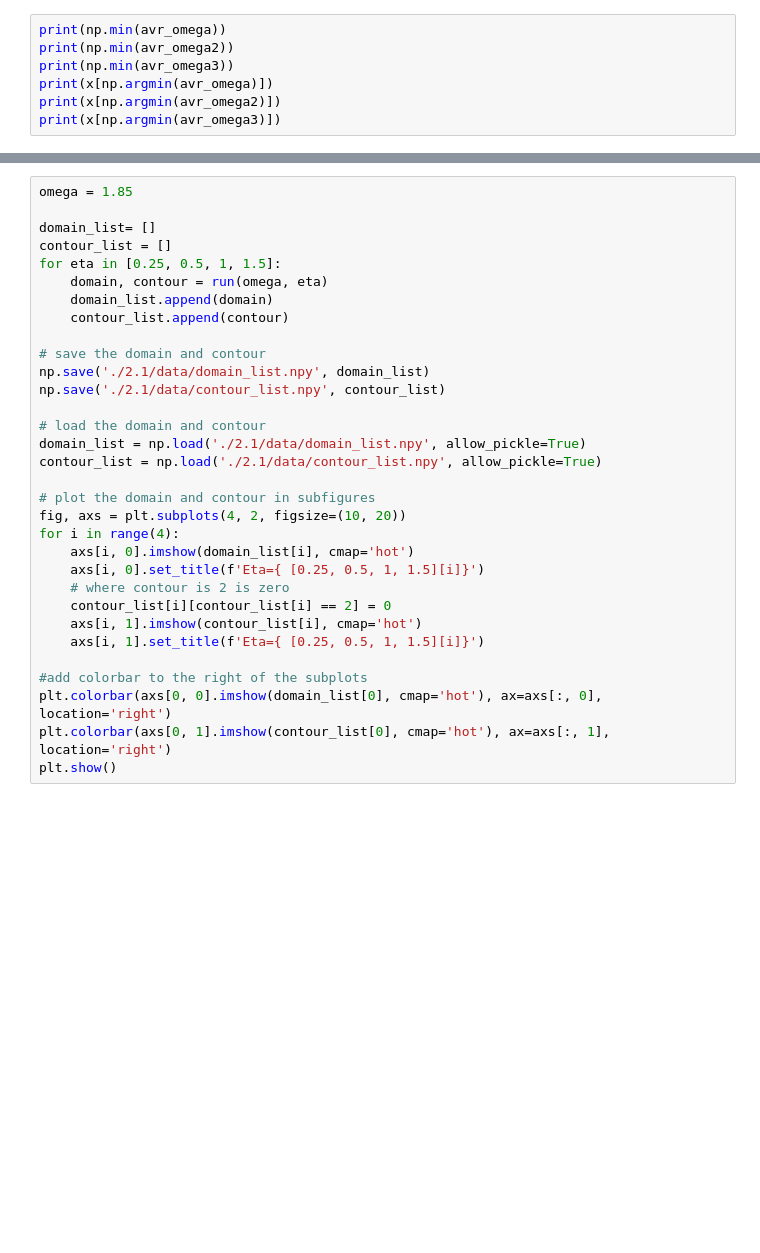
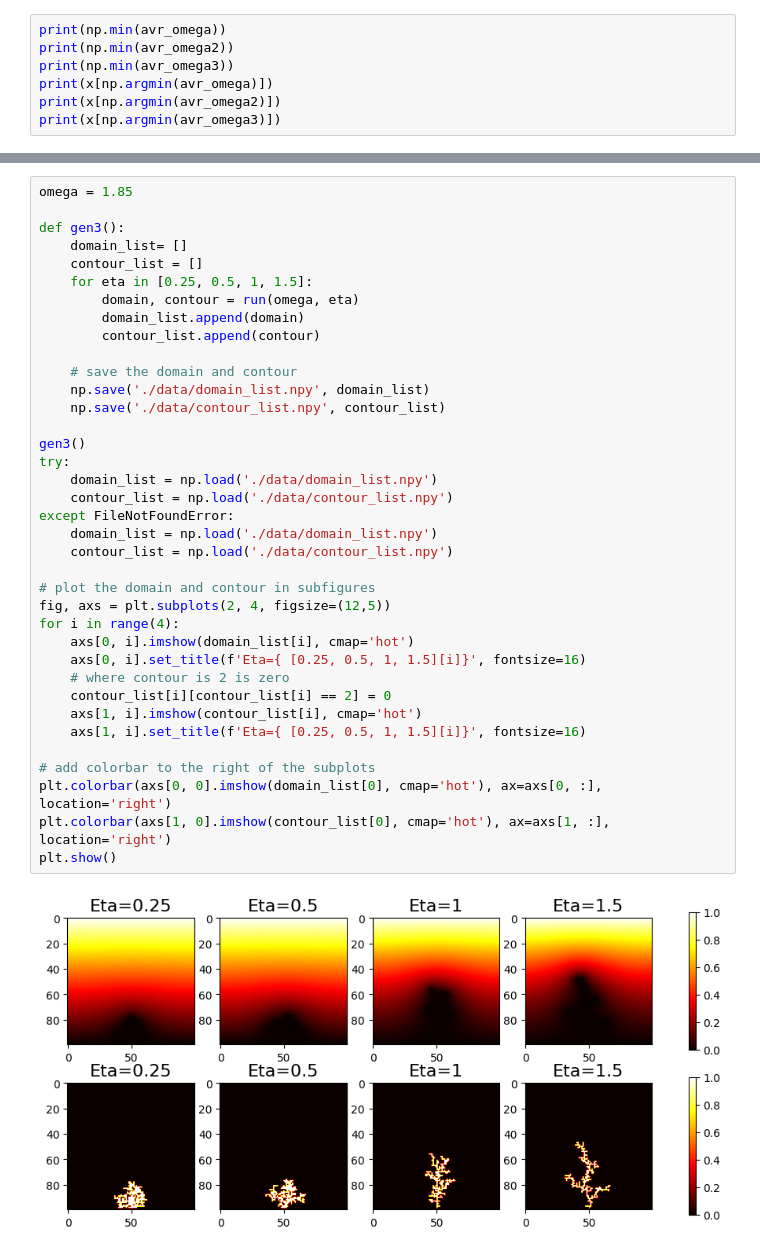
Before and after one commit to RSlanjouw/Scientific-Computing, a Jupyter notebook: Assignment2/21/21.ipynb, the cells around one changed output, grey strips where cells are left out. Cells and saved outputs as stored; diff of their text form; blank space fills up the shorter version.

```diff
--- a/Assignment2/21/21.ipynb
+++ b/Assignment2/21/21.ipynb
@@ -114,35 +129,42 @@ plt.show()
 # %%
 omega = 1.85
 
-domain_list= []
-contour_list = []
-for eta in [0.25, 0.5, 1, 1.5]:
-    domain, contour = run(omega, eta)
-    domain_list.append(domain)
-    contour_list.append(contour)
+def gen3():
+    domain_list= []
+    contour_list = []
+    for eta in [0.25, 0.5, 1, 1.5]:
+        domain, contour = run(omega, eta)
+        domain_list.append(domain)
+        contour_list.append(contour)
 
-# save the domain and contour
-np.save('./2.1/data/domain_list.npy', domain_list)
-np.save('./2.1/data/contour_list.npy', contour_list)
+    # save the domain and contour
+    np.save('./data/domain_list.npy', domain_list)
+    np.save('./data/contour_list.npy', contour_list)
 
-# load the domain and contour
-domain_list = np.load('./2.1/data/domain_list.npy', allow_pickle=True)
-contour_list = np.load('./2.1/data/contour_list.npy', allow_pickle=True)
+gen3()
+try:
+    domain_list = np.load('./data/domain_list.npy')
+    contour_list = np.load('./data/contour_list.npy')
+except FileNotFoundError:
+    domain_list = np.load('./data/domain_list.npy')
+    contour_list = np.load('./data/contour_list.npy')
 
 # plot the domain and contour in subfigures
-fig, axs = plt.subplots(4, 2, figsize=(10, 20))
+fig, axs = plt.subplots(2, 4, figsize=(12,5))
 for i in range(4):
-    axs[i, 0].imshow(domain_list[i], cmap='hot')
-    axs[i, 0].set_title(f'Eta={ [0.25, 0.5, 1, 1.5][i]}')
+    axs[0, i].imshow(domain_list[i], cmap='hot')
+    axs[0, i].set_title(f'Eta={ [0.25, 0.5, 1, 1.5][i]}', fontsize=16)
     # where contour is 2 is zero
     contour_list[i][contour_list[i] == 2] = 0
-    axs[i, 1].imshow(contour_list[i], cmap='hot')
-    axs[i, 1].set_title(f'Eta={ [0.25, 0.5, 1, 1.5][i]}')
+    axs[1, i].imshow(contour_list[i], cmap='hot')
+    axs[1, i].set_title(f'Eta={ [0.25, 0.5, 1, 1.5][i]}', fontsize=16)
 
-#add colorbar to the right of the subplots
-plt.colorbar(axs[0, 0].imshow(domain_list[0], cmap='hot'), ax=axs[:, 0], location='right')
-plt.colorbar(axs[0, 1].imshow(contour_list[0], cmap='hot'), ax=axs[:, 1], location='right')
+# add colorbar to the right of the subplots
+plt.colorbar(axs[0, 0].imshow(domain_list[0], cmap='hot'), ax=axs[0, :], location='right')
+plt.colorbar(axs[1, 0].imshow(contour_list[0], cmap='hot'), ax=axs[1, :], location='right')
 plt.show()
+# %% [output]
+[figure, added]
 # %%
 # plot the avr y-concentration per plot
 # load
```
Also changed, not shown: parts of 5 cells of this notebook, 8 other files.
